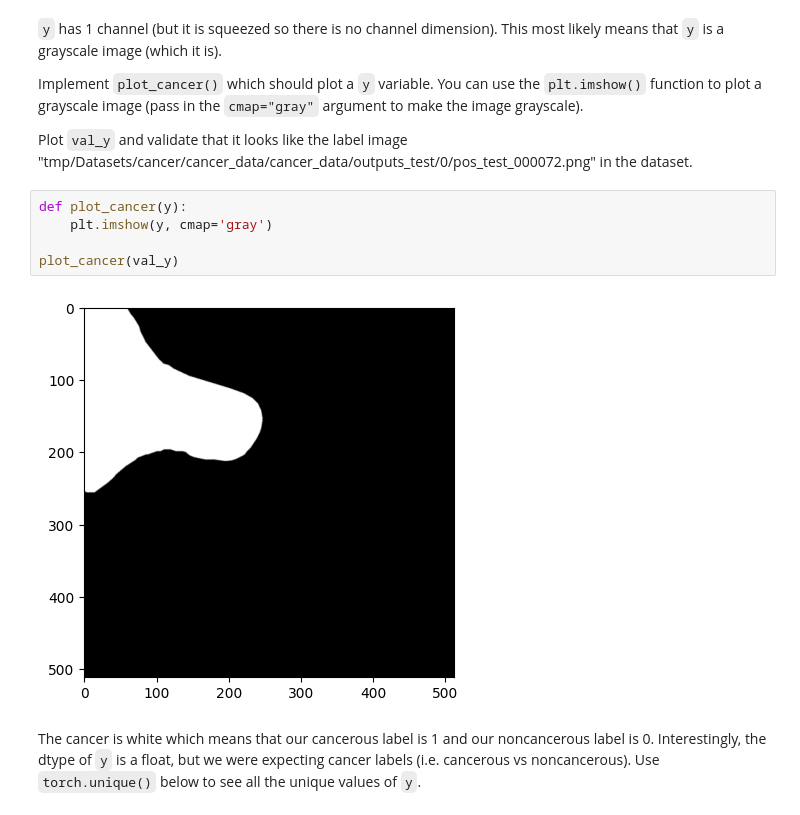
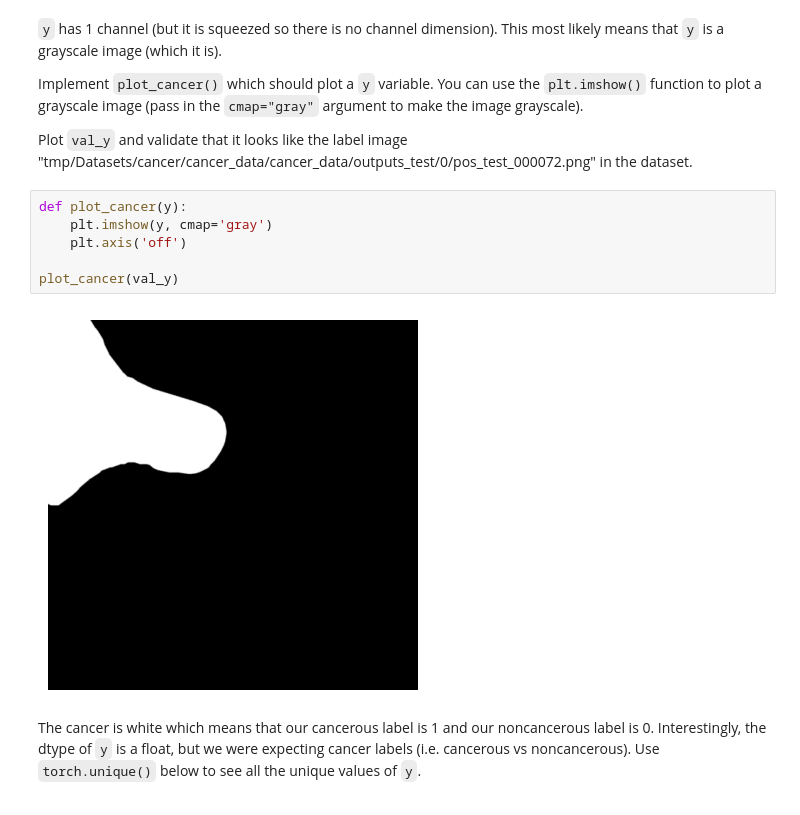
Before and after one commit to andrewhall1124/CS_474, a Jupyter notebook: labs/lab4_unets.ipynb, the cells around one changed output. Saved outputs shown, nothing was run; the diff lists cells and outputs as text.

```diff
--- a/labs/lab4_unets.ipynb
+++ b/labs/lab4_unets.ipynb
@@ -153,10 +154,11 @@ Plot `val_y` and validate that it looks like the label image "tmp/Datasets/cance
 # %%
 def plot_cancer(y):
     plt.imshow(y, cmap='gray')
+    plt.axis('off')
 
 plot_cancer(val_y)
 # %% [output]
-[figure, old version]
+[figure, new version]
 # %% [markdown]
 The cancer is white which means that our cancerous label is 1 and our noncancerous label is 0.
 Interestingly, the dtype of `y` is a float, but we were expecting cancer labels (i.e. cancerous vs noncancerous).
```
Also changed, not shown: parts of 21 cells of this notebook.
